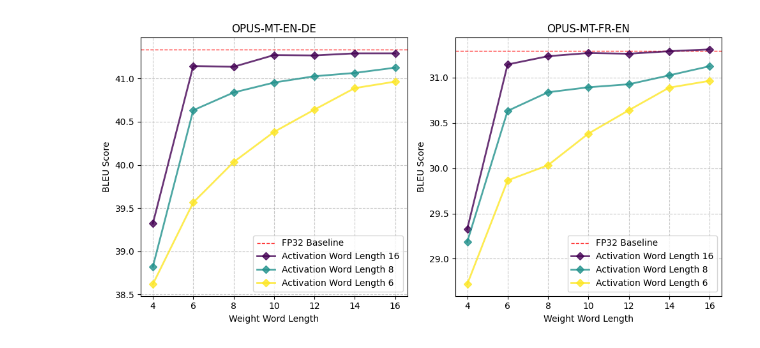
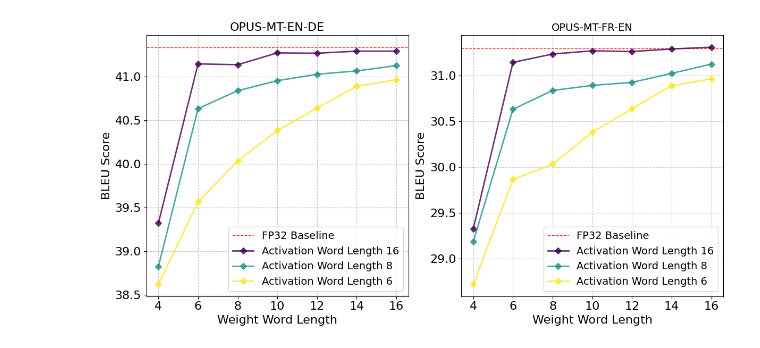
Before and after one commit to justinhuang666666/Approximate-Matrix-Vector-Multiplication, a Jupyter notebook: simulation_result/fccm.ipynb, the cells around one changed output. Saved outputs shown, nothing was run; the diff lists cells and outputs as text; code cells hidden in the pictures.

```diff
--- a/simulation_result/fccm.ipynb
+++ b/simulation_result/fccm.ipynb
@@ -7,7 +7,11 @@ import matplotlib.cm as cm
 scaling_quant_result = pd.read_csv('quantization_inout_en_de3.csv')
 
 # Set up the figure with two subplots
-fig, axes = plt.subplots(1, 2, figsize=(10, 5))  # Two subplots side by side
+fig, axes = plt.subplots(1, 2, figsize=(12, 6))  # Increase figure size for better clarity
+
+# Font size for labels and ticks
+label_font_size = 16
+tick_font_size = 16
 
 # First subplot: OPUS-MT-EN-DE plot
 ax1 = axes[0]
@@ -16,14 +20,17 @@ baseline_bleu = 41.337328250540224
 # Draw baseline and compression ratio reference lines
 ax1.axhline(baseline_bleu, color='red', linestyle='--', linewidth=1, alpha=0.8, label='FP32 Baseline')
 
-# Set labels
-ax1.set_title('OPUS-MT-EN-DE')
-ax1.set_xlabel('Weight Word Length')
-ax1.set_ylabel('BLEU Score')
+# Set labels with increased font size
+ax1.set_title('OPUS-MT-EN-DE', fontsize=label_font_size)
+ax1.set_xlabel('Weight Word Length', fontsize=label_font_size)
+ax1.set_ylabel('BLEU Score', fontsize=label_font_size)
+
+# Set tick font size
+ax1.tick_params(axis='both', which='major', labelsize=tick_font_size)
 
 act_wls = [16, 8, 6]
 # Use Viridis colormap
-viridis = cm.get_cmap('viridis', len(act_wls))  # Get 4 distinct colors from Viridis
+viridis = cm.get_cmap('viridis', len(act_wls))  # Get distinct colors from Viridis
 
 for i, act_wl in enumerate(act_wls):
     # Plot BLEU scores for different scaling methods with rounded dots
@@ -42,11 +49,11 @@ for i, act_wl in enumerate(act_wls):
         color=viridis(i), marker='D', linestyle='-'  # Round dots for data points
     )
 
-# Add legend outside the plot
-ax1.legend()  # Legend inside the subplot
+# Add legend with increased font size
+ax1.legend(fontsize=14)
 ax1.grid(linestyle='--', alpha=0.7)
 
-# Second subplot: Leave it blank
+# Second subplot: OPUS-MT-FR-EN plot
 ax2 = axes[1]
 
 baseline_bleu = 31.295117829679363
@@ -54,45 +61,45 @@ baseline_bleu = 31.295117829679363
 # Draw baseline and compression ratio reference lines
 ax2.axhline(baseline_bleu, color='red', linestyle='--', linewidth=1, alpha=0.8, label='FP32 Baseline')
 scaling_quant_result = pd.read_csv('quantization_inout_fr_en3.csv')
-# Set labels
-ax2.set_title('OPUS-MT-FR-EN')
-ax2.set_xlabel('Weight Word Length')
-ax2.set_ylabel('BLEU Score')
 
-act_wls = [16, 8, 6]
-# Use Viridis colormap
-viridis = cm.get_cmap('viridis', len(act_wls))  # Get 4 distinct colors from Viridis
+# Set labels with increased font size
+ax2.set_title('OPUS-MT-FR-EN', fontsize=14)
+ax2.set_xlabel('Weight Word Length', fontsize=label_font_size)
+ax2.set_ylabel('BLEU Score', fontsize=label_font_size)
+
+# Set tick font size
+ax2.tick_params(axis='both', which='major', labelsize=tick_font_size)
 
 for i, act_wl in enumerate(act_wls):
     # Plot BLEU scores for different scaling methods with rounded dots
     ax2.plot(
         scaling_quant_result[
             (scaling_quant_result["Weight Word Length"] != 2) &
             (scaling_quant_result["Activation Word Length"] == act_wl)
         ]["Weight Word Length"],
         scaling_quant_result[
             (scaling_quant_result["Weight Word Length"] != 2) &
             (scaling_quant_result["Activation Word Length"] == act_wl)
         ]["BLEU Score (Range-Based)"],
         linewidth=2,
         alpha=0.8,
         label=f'Activation Word Length {act_wl}',
         color=viridis(i), marker='D', linestyle='-'  # Round dots for data points
     )
 
-# Add legend outside the plot
-ax2.legend()  # Legend inside the subplot
+# Add legend with increased font size
+ax2.legend(fontsize=14)
 ax2.grid(linestyle='--', alpha=0.7)
 
 # Adjust layout and show the plot
 plt.tight_layout()
 
 # Save the figure to a file
 plt.savefig('/Users/justin/Desktop/FCCM/section1/quantisation.png', dpi=500, bbox_inches='tight')  # Save as a PNG file
 
 plt.show()
 # %% [output]
-[figure, old version]
+[figure, new version]
 # %%
 import pandas as pd
 import matplotlib.pyplot as plt
```
Also changed, not shown: parts of 1 cell of this notebook, 9 other files.
